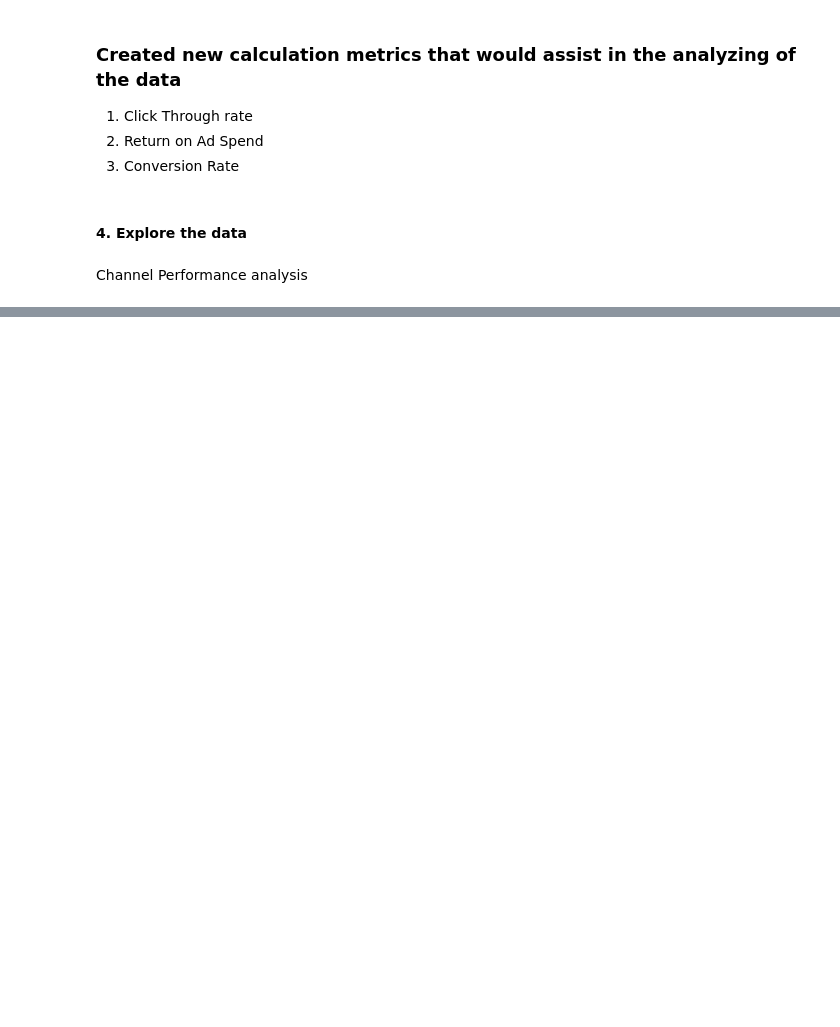
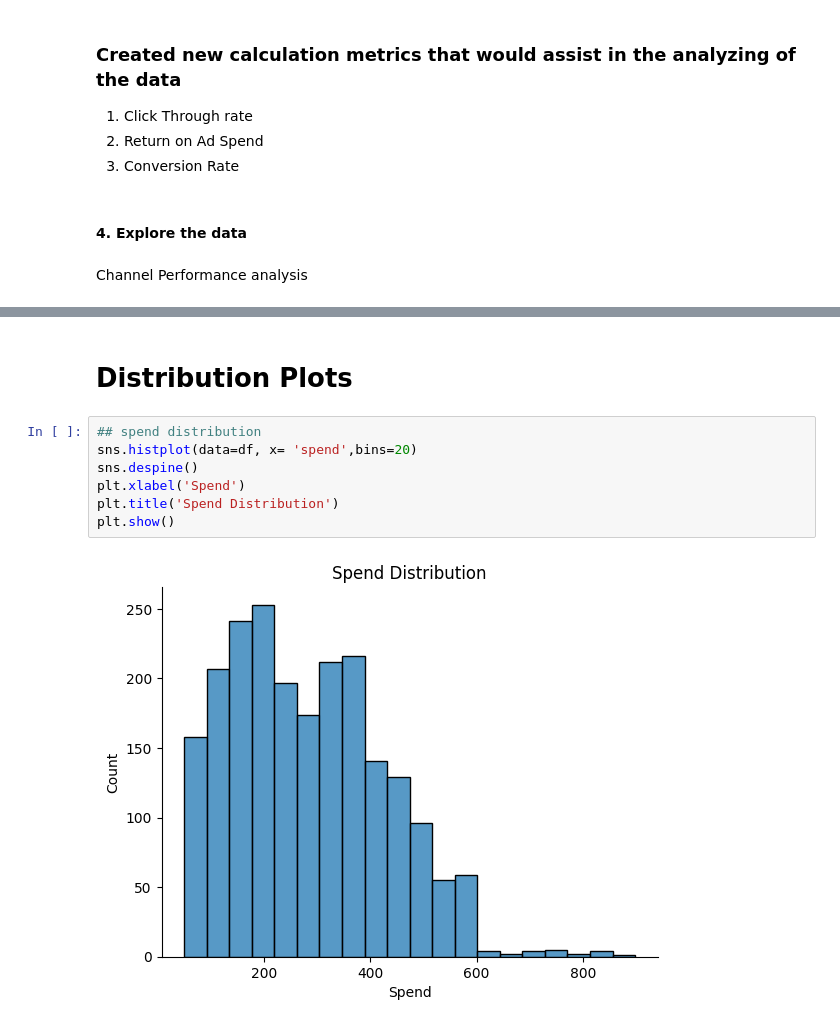
Before and after one commit to Emmanuelkiptim/Digital-Marketing-Performance-Analysis, a Jupyter notebook: Digital_Marketing_Performance_Analysis_Identifying_Profitable_Channels.ipynb, the cells around one changed output, grey strips where cells are left out. Saved outputs shown, nothing was run; the diff lists cells and outputs as text; blank space fills up the shorter version.

```diff
--- a/Digital_Marketing_Performance_Analysis_Identifying_Profitable_Channels.ipynb
+++ b/Digital_Marketing_Performance_Analysis_Identifying_Profitable_Channels.ipynb
@@ -149,0 +173,11 @@ channel_summary
+# %% [markdown]
+# Distribution Plots
+# %%
+## spend distribution
+sns.histplot(data=df, x= 'spend',bins=20)
+sns.despine()
+plt.xlabel('Spend')
+plt.title('Spend Distribution')
+plt.show()
+# %% [output]
+[figure, added]
```
Also changed, not shown: parts of 27 cells of this notebook.
